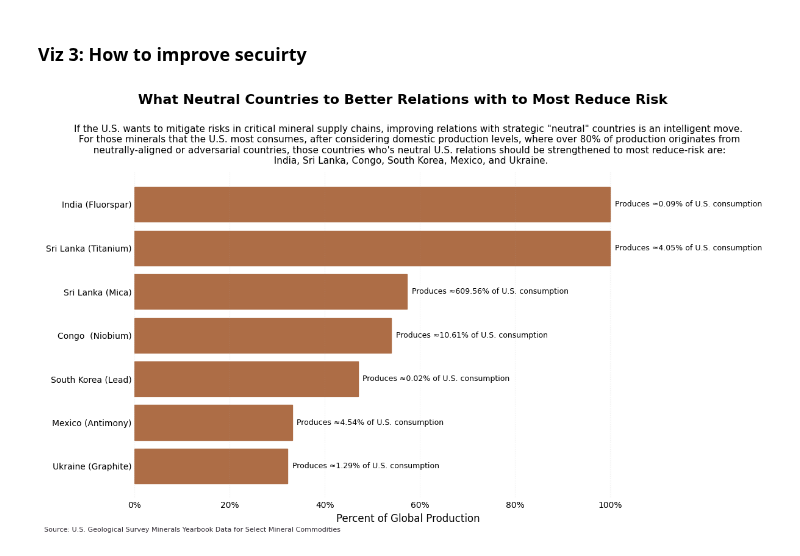
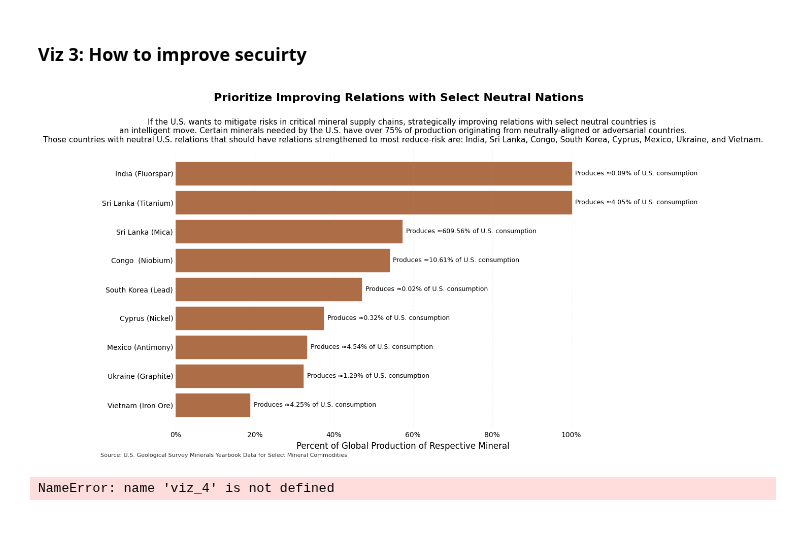
Before and after one commit to jhnboyy/CUNY_SPS_WORK, a Jupyter notebook: FALL2025/DATA608/Story7/Story7.ipynb, the cells around one changed output. Saved outputs shown, nothing was run; the diff lists cells and outputs as text; code cells hidden in the pictures; blank space fills up the shorter version.

```diff
--- a/FALL2025/DATA608/Story7/Story7.ipynb
+++ b/FALL2025/DATA608/Story7/Story7.ipynb
@@ -529,7 +529,7 @@ plt.show()
 # %%
 temp["Neutral_Adversary_Pct"] = temp["Adversary"] +temp["Neutral"]
 temp.sort_values(by=["Neutral_Adversary_Pct"],ascending=False)
-over_80 = temp[temp["Neutral_Adversary_Pct"]>=80].sort_values(by=["Neutral_Adversary_Pct"],ascending=False)
+over_80 = temp[temp["Neutral_Adversary_Pct"]>=75].sort_values(by=["Neutral_Adversary_Pct"],ascending=False)
 # %%
 world_prod_sum = world_prod_22_fnl.groupby(["COMMODITY"]).agg({"METRIC_TONS_PRODUCED":"sum"}).reset_index().rename(columns={"METRIC_TONS_PRODUCED":"GLOBAL_PROD_TOTAL_MT"})
 world_prod_cnty_pct = world_prod_22_fnl.groupby(["COMMODITY","COUNTRY"]).agg({"METRIC_TONS_PRODUCED":"sum"}).reset_index()
@@ -591,7 +591,7 @@ ax.set_yticklabels(v3["label"], fontsize=10)
 ax.invert_yaxis()
 ax.set_xlim(0, max(v3["Percentage_Country_Prod"]) * 1.15)
 ax.xaxis.set_major_formatter(PercentFormatter(100))
-ax.set_xlabel("Percent of Global Production", fontsize=12)
+ax.set_xlabel("Percent of Global Production of Respective Mineral", fontsize=12)
 
 # annotate: share of U.S. consumption each could cover
 for bar, pct_cons in zip(bars, v3["PCT_OF_CONSUMPTION"]):
@@ -608,36 +608,44 @@ for bar, pct_cons in zip(bars, v3["PCT_OF_CONSUMPTION"]):
 # minimalist look
 for spine in ax.spines.values():
     spine.set_visible(False)
 
 ax.grid(axis="x", linestyle=":", alpha=0.2)
 ax.tick_params(axis="y", length=0)
 ax.tick_params(axis="x", length=0, labelsize=10)
 
 # titles
 plt.suptitle(
-    "What Neutral Countries to Better Relations with to Most Reduce Risk",
+    "Prioritize Improving Relations with Select Neutral Nations",
     fontsize=16,
     fontweight="bold",
     y=0.90,
 )
 
 ax.set_title(
-"""If the U.S. wants to mitigate risks in critical mineral supply chains, improving relations with strategic "neutral" countries is an intelligent move.
-  For those minerals that the U.S. most consumes, after considering domestic production levels, where over 80% of production originates from
-  neutrally-aligned or adversarial countries, those countries who's neutral U.S. relations should be strengthened to most reduce-risk are:
-  India, Sri Lanka, Congo, South Korea, Mexico, and Ukraine.""",
+"""If the U.S. wants to mitigate risks in critical mineral supply chains, strategically improving relations with select neutral countries is
+an intelligent move. Certain minerals needed by the U.S. have over 75% of production originating from neutrally-aligned or adversarial countries.
+Those countries with neutral U.S. relations that should have relations strengthened to most reduce-risk are: India, Sri Lanka, Congo, \
+South Korea, Cyprus, Mexico, Ukraine, and Vietnam.""",
     fontsize=11,
     pad=10,
 )
 fig.text(
     0.01,
     0.001,
     "Source: U.S. Geological Survey Minerals Yearbook Data for Select Mineral Commodities",
     ha="left",
     va="bottom",
     fontsize=8,
     color= "#342E37"  ,)
 plt.tight_layout(rect=[0, 0, 1, 0.9])
 plt.show()
 # %% [output]
-[figure, old version]
+[figure, new version]
+# %%
+## Viz 4 - I
+viz_4
+"""
+Assuming no mineral is more important any another, if these countries are prioritized and converted from neutral relations ti allies,  """
+viz_4
+# %% [output]
+NameError: name 'viz_4' is not defined
```
Also changed, not shown: parts of 4 cells of this notebook, 1 other file.
